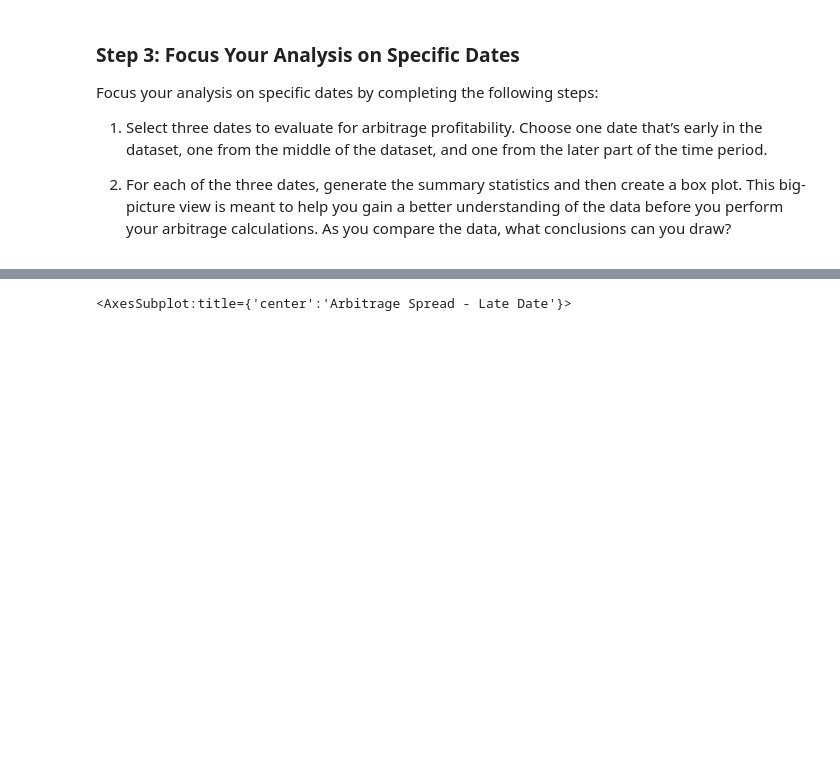
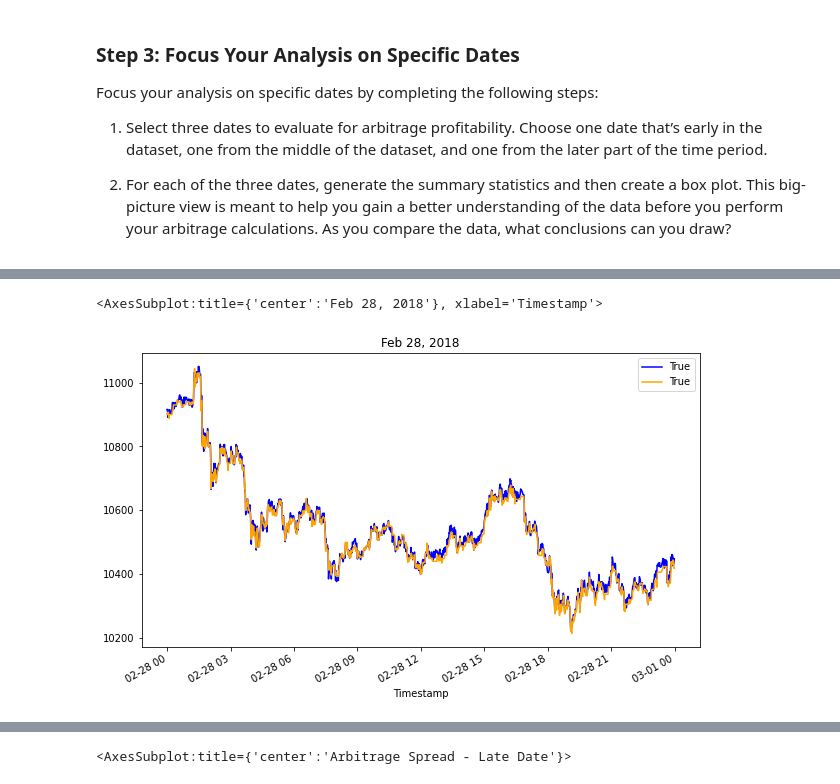
Before and after one commit to smruthid/FinancialAnalysisOfBitcoin, a Jupyter notebook: crypto_arbitrage.ipynb, the cells around one changed output, grey strips where cells are left out. Drawn from its saved outputs; the diff is of its cells as text; code cells hidden in the pictures; blank space fills up the shorter version.

```diff
--- a/crypto_arbitrage.ipynb
+++ b/crypto_arbitrage.ipynb
@@ -315,0 +343,9 @@ Focus your analysis on specific dates by completing the following steps:
+# %%
+# Create an overlay plot that visualizes the two dataframes over a period of one day from the middle of the dataset.
+# Be sure that the plots include the parameters `legend`, `figsize`, `title`, `color` and `label`
+# YOUR CODE HERE
+bitstamp_sliced.loc['2018-02-28'].plot(legend=True, figsize=(10, 6), title='Feb 28, 2018', color='blue', label=True)
+coinbase_sliced.loc['2018-02-28'].plot(legend=True, figsize=(10, 6), color='orange', label=True)
+# %% [output]
+<AxesSubplot:title={'center':'Feb 28, 2018'}, xlabel='Timestamp'>
+[figure, added]
```
Also changed, not shown: parts of 13 cells of this notebook.
